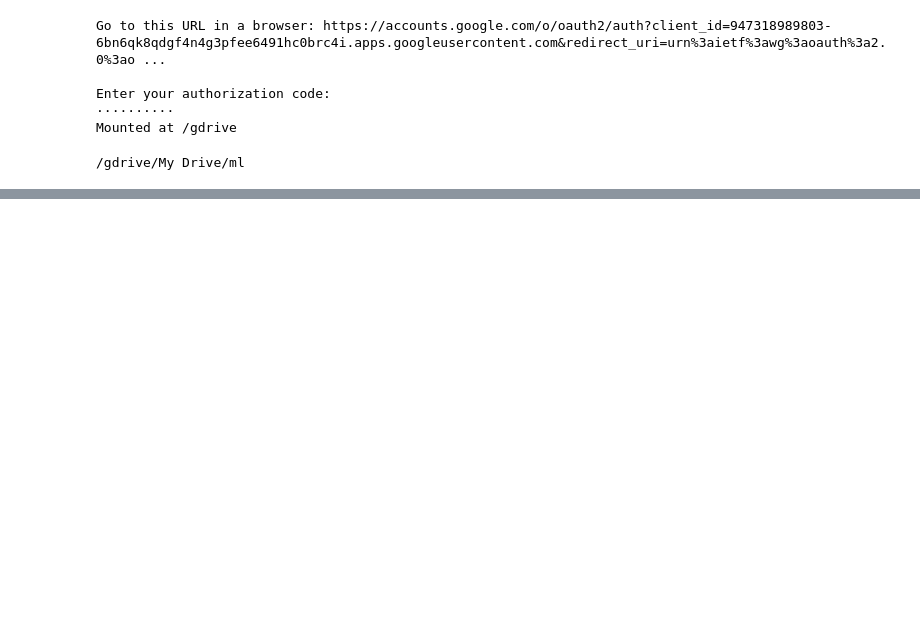
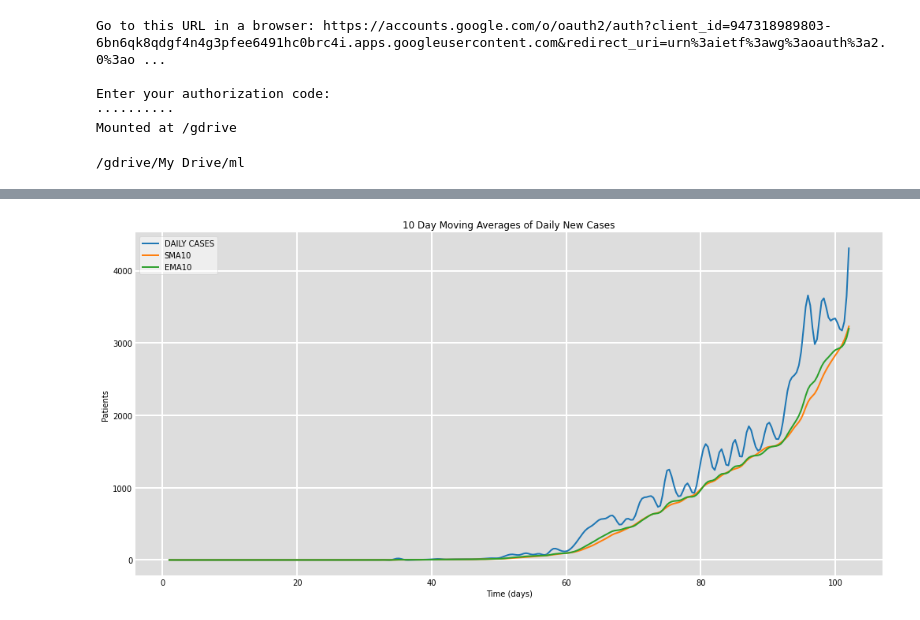
Before and after one commit to puneat/ML_project_UCS611, a Jupyter notebook: data_preprocessing.ipynb, the cells around one changed output, grey strips where cells are left out. Saved outputs shown, nothing was run; the diff lists cells and outputs as text; code cells hidden in the pictures; blank space fills up the shorter version.

```diff
--- a/data_preprocessing.ipynb
+++ b/data_preprocessing.ipynb
@@ -73,0 +85,4 @@ plot_data(num_days,moving_averages,['SMA5','EMA5'],'Moving Averages of Daily New
+# %%
+plot_data(num_days,day10_moving_averages,['DAILY CASES','SMA10','EMA10'],'10 Day Moving Averages of Daily New Cases')
+# %% [output]
+[figure, added]
```
Also changed, not shown: parts of 7 cells of this notebook.
